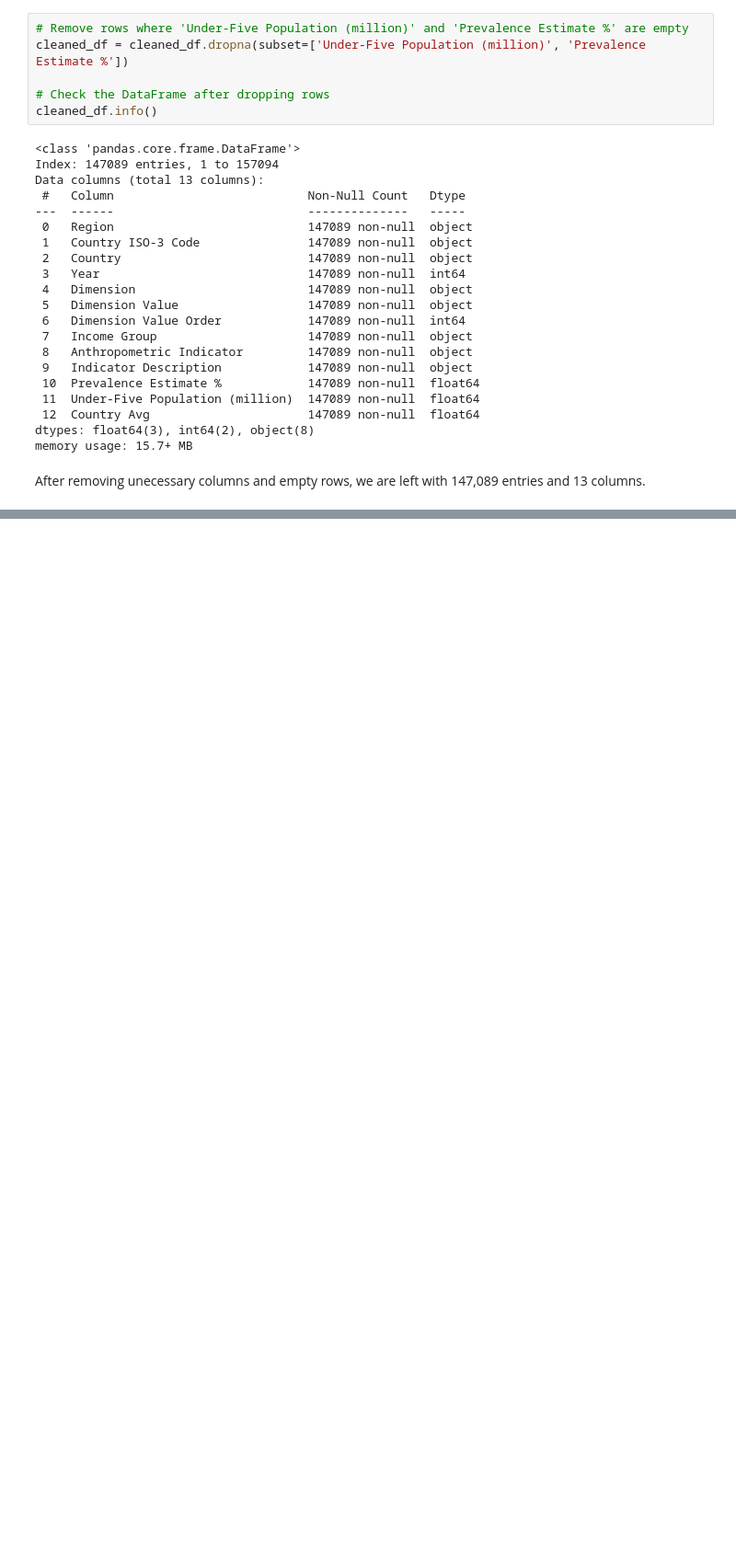
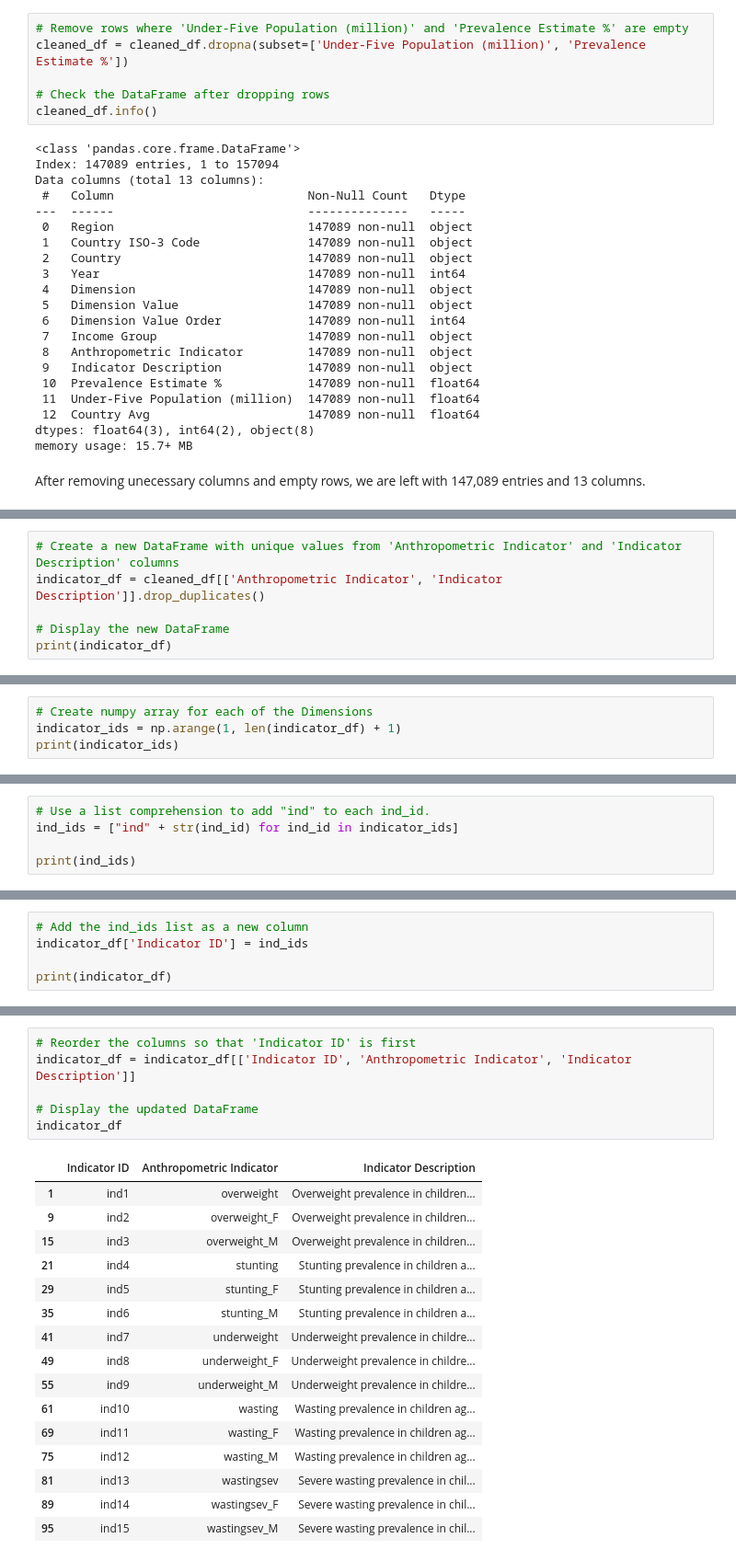
Before and after one commit to blmccourt/proj3-group8, a Jupyter notebook: child_malnutrition_analysis.ipynb, the cells around one changed output, grey strips where cells are left out. Shown at 92% size. Saved outputs shown, nothing was run; the diff lists cells and outputs as text; blank space fills up the shorter version.

Commit message:
New dataframes and csv files

```diff
--- a/child_malnutrition_analysis.ipynb
+++ b/child_malnutrition_analysis.ipynb
@@ -297,0 +390,6 @@ After removing unecessary columns and empty rows, we are left with 147,089 entri
+# %%
+# Create a new DataFrame with unique values from 'Anthropometric Indicator' and 'Indicator Description' columns
+indicator_df = cleaned_df[['Anthropometric Indicator', 'Indicator Description']].drop_duplicates()
+
+# Display the new DataFrame
+print(indicator_df)
@@ -297,0 +413,4 @@ After removing unecessary columns and empty rows, we are left with 147,089 entri
+# %%
+# Create numpy array for each of the Dimensions
+indicator_ids = np.arange(1, len(indicator_df) + 1)
+print(indicator_ids)
@@ -297,0 +419,5 @@ After removing unecessary columns and empty rows, we are left with 147,089 entri
+# %%
+# Use a list comprehension to add "ind" to each ind_id.
+ind_ids = ["ind" + str(ind_id) for ind_id in indicator_ids]
+
+print(ind_ids)
@@ -297,0 +426,5 @@ After removing unecessary columns and empty rows, we are left with 147,089 entri
+# %%
+# Add the ind_ids list as a new column
+indicator_df['Indicator ID'] = ind_ids
+
+print(indicator_df)
@@ -297,0 +449,23 @@ After removing unecessary columns and empty rows, we are left with 147,089 entri
+# %%
+# Reorder the columns so that 'Indicator ID' is first
+indicator_df = indicator_df[['Indicator ID', 'Anthropometric Indicator', 'Indicator Description']]
+
+# Display the updated DataFrame
+indicator_df
+# %% [output]
+|  | Indicator ID | Anthropometric Indicator | Indicator Description |
+| 1 | ind1 | overweight | Overweight prevalence in children... |
+| 9 | ind2 | overweight_F | Overweight prevalence in children... |
+| 15 | ind3 | overweight_M | Overweight prevalence in children... |
+| 21 | ind4 | stunting | Stunting prevalence in children a... |
+| 29 | ind5 | stunting_F | Stunting prevalence in children a... |
+| 35 | ind6 | stunting_M | Stunting prevalence in children a... |
+| 41 | ind7 | underweight | Underweight prevalence in childre... |
+| 49 | ind8 | underweight_F | Underweight prevalence in childre... |
+| 55 | ind9 | underweight_M | Underweight prevalence in childre... |
+| 61 | ind10 | wasting | Wasting prevalence in children ag... |
+| 69 | ind11 | wasting_F | Wasting prevalence in children ag... |
+| 75 | ind12 | wasting_M | Wasting prevalence in children ag... |
+| 81 | ind13 | wastingsev | Severe wasting prevalence in chil... |
+| 89 | ind14 | wastingsev_F | Severe wasting prevalence in chil... |
+| 95 | ind15 | wastingsev_M | Severe wasting prevalence in chil... |
```
Also changed, not shown: parts of 36 cells of this notebook, 5 other files.
